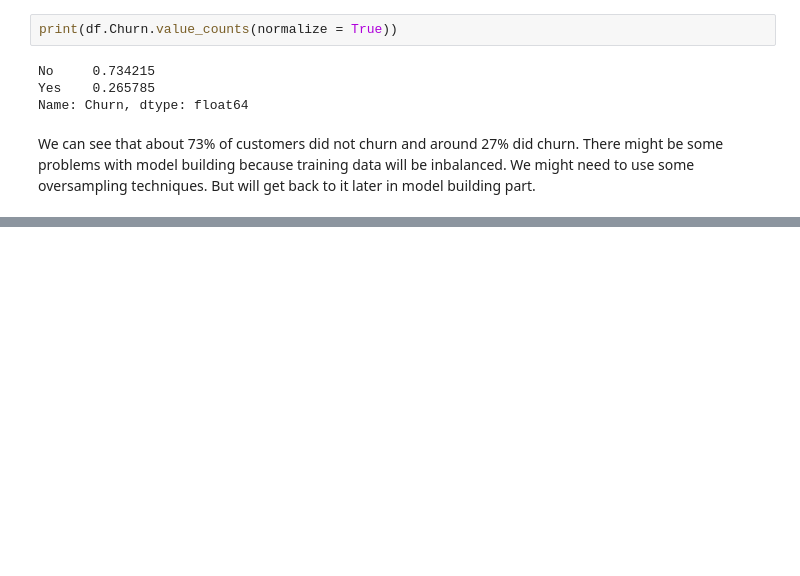
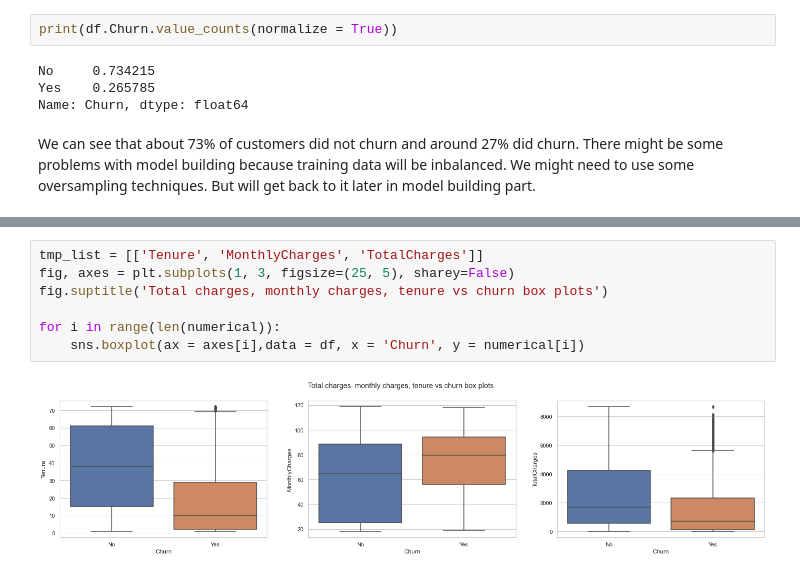
Before and after one commit to vytautasmu/Churn-Rate-Data-Analysis, a Jupyter notebook: eda.ipynb, the cells around one changed output, grey strips where cells are left out. Cells and saved outputs as stored; diff of their text form; blank space fills up the shorter version.

```diff
--- a/eda.ipynb
+++ b/eda.ipynb
@@ -34,0 +59,9 @@ We can see that about 73% of customers did not churn and around 27% did churn. T
+# %%
+tmp_list = [['Tenure', 'MonthlyCharges', 'TotalCharges']]
+fig, axes = plt.subplots(1, 3, figsize=(25, 5), sharey=False)
+fig.suptitle('Total charges, monthly charges, tenure vs churn box plots')
+
+for i in range(len(numerical)):
+    sns.boxplot(ax = axes[i],data = df, x = 'Churn', y = numerical[i])
+# %% [output]
+[figure, added]
```
Also changed, not shown: parts of 6 cells of this notebook.
